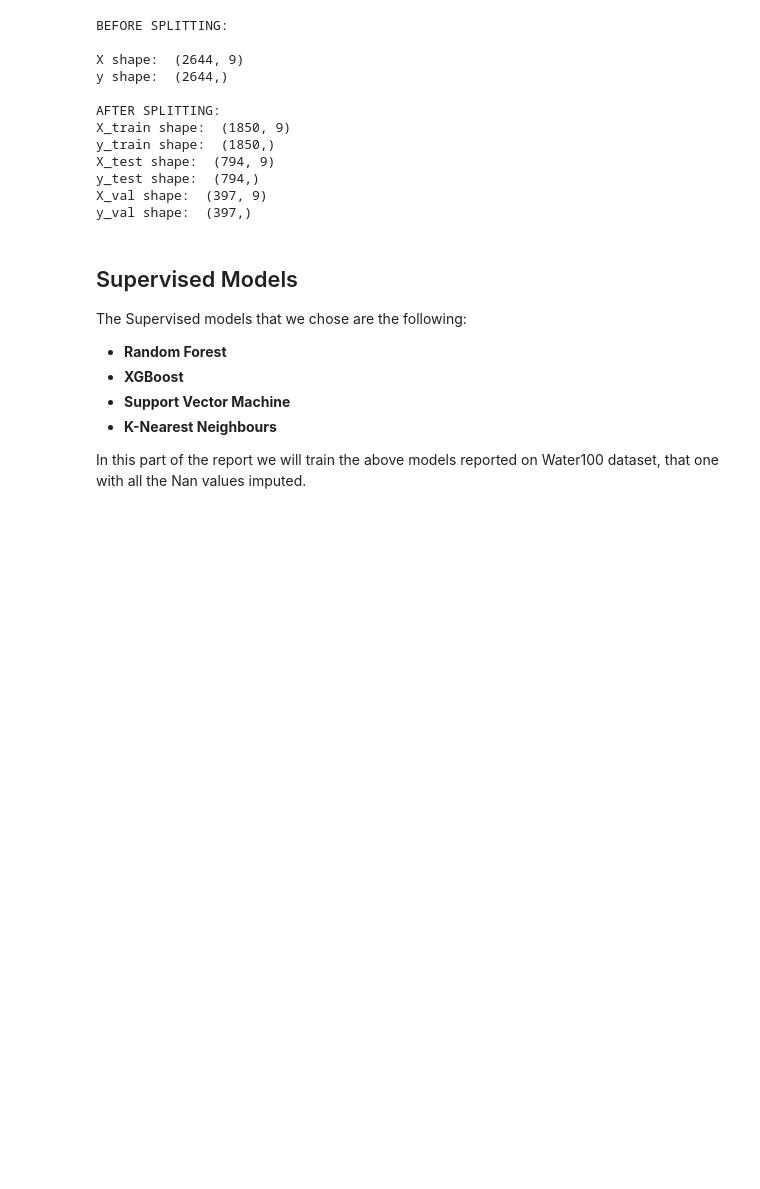
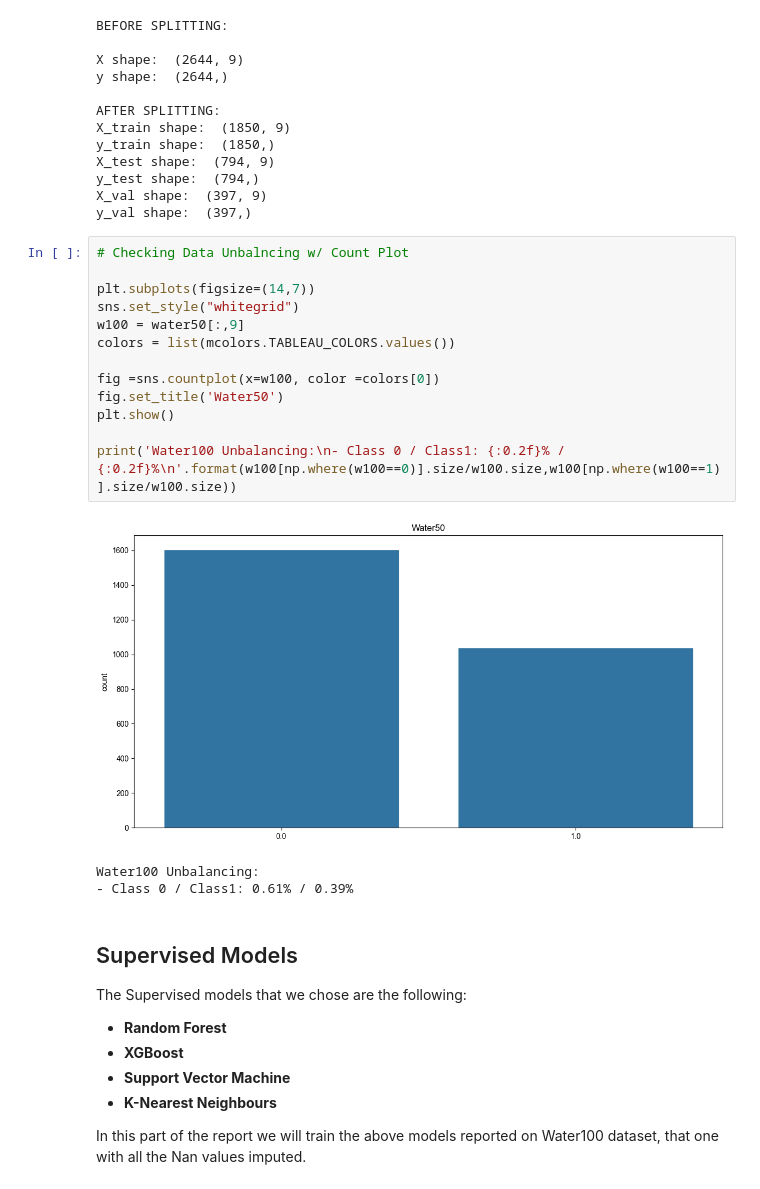
Before and after one commit to opon13/Drinking-water-potability-analysis-in-Python, a Jupyter notebook: Model-building phase50.ipynb, the cells around one changed output. Cells and saved outputs as stored; diff of their text form; blank space fills up the shorter version.

Commit message:
added unbalanced data

```diff
--- a/Model-building phase50.ipynb
+++ b/Model-building phase50.ipynb
@@ -86,6 +87,23 @@ X_test shape:  (794, 9)
 y_test shape:  (794,)
 X_val shape:  (397, 9)
 y_val shape:  (397,)
+# %%
+# Checking Data Unbalncing w/ Count Plot
+
+plt.subplots(figsize=(14,7))
+sns.set_style("whitegrid")
+w100 = water50[:,9]
+colors = list(mcolors.TABLEAU_COLORS.values())
+
+fig =sns.countplot(x=w100, color =colors[0])
+fig.set_title('Water50')
+plt.show()
+
+print('Water100 Unbalancing:\n- Class 0 / Class1: {:0.2f}% / {:0.2f}%\n'.format(w100[np.where(w100==0)].size/w100.size,w100[np.where(w100==1)].size/w100.size))
+# %% [output]
+[figure, added]
+Water100 Unbalancing:
+- Class 0 / Class1: 0.61% / 0.39%
 # %% [markdown]
 ## Supervised Models
 The Supervised models that we chose are the following:
```
Also changed, not shown: parts of 2 cells of this notebook, 1 other file.
